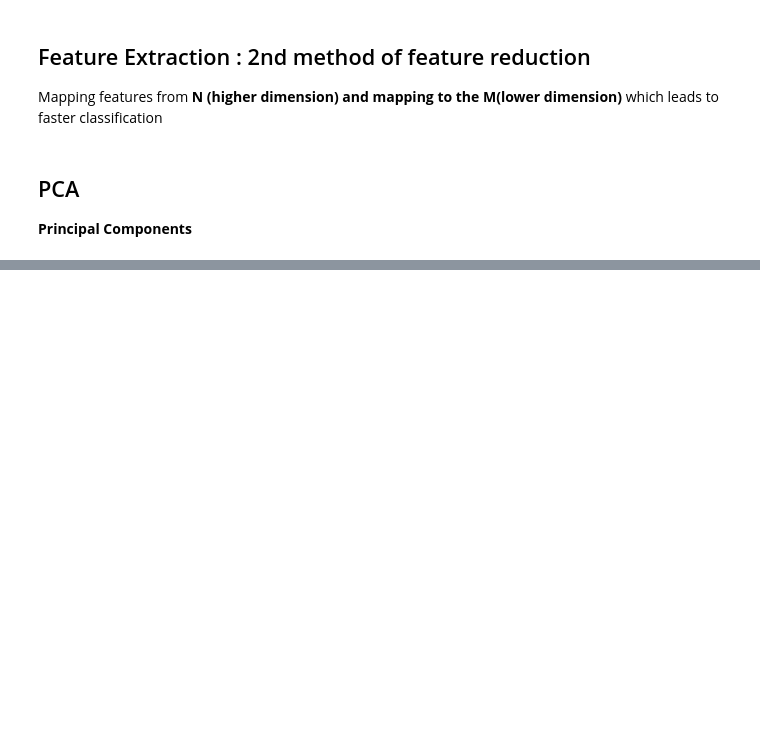
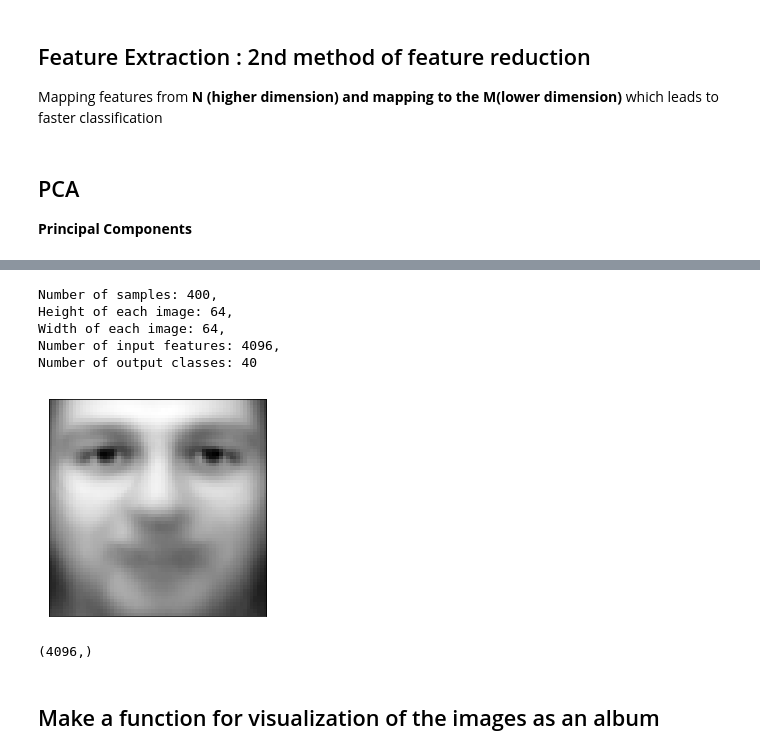
Before and after one commit to laxmankishore/ML-Algorithms, a Jupyter notebook: K Nearest Neighbour.ipynb, the cells around one changed output, grey strips where cells are left out. Cells and saved outputs as stored; diff of their text form; code cells hidden in the pictures; blank space fills up the shorter version.

```diff
--- a/K Nearest Neighbour.ipynb
+++ b/K Nearest Neighbour.ipynb
@@ -146,0 +291,2 @@ Mapping features from **N (higher dimension) and mapping to the M(lower dimensio
+# %%
+faces_data = fetch_olivetti_faces()
@@ -146,0 +295,36 @@ Mapping features from **N (higher dimension) and mapping to the M(lower dimensio
+# %%
+n_samples, height, width = faces_data.images.shape
+X = faces_data.data
+n_features = X.shape[1]
+y = faces_data.target
+n_classes = int(max(y)+1)
+
+print("Number of samples: {}, \nHeight of each image: {}, \nWidth of each image: {}, \nNumber of input features: {},\nNumber of output classes: {}\n".format(n_samples,height,
+                                        width,n_features,n_classes))
+# %% [output]
+Number of samples: 400,
+Height of each image: 64,
+Width of each image: 64,
+Number of input features: 4096,
+Number of output classes: 40
+# %%
+# Split into a training set (75%) and a test set (25%)
+
+X_train, X_test, y_train, y_test = train_test_split(
+    X, y, test_size=0.25, random_state=42)
+# %%
+mean_image = np.mean(X_train,axis=0)
+plt.figure
+plt.imshow(mean_image.reshape((64,64)), cmap=plt.cm.gray)
+plt.xticks(())
+plt.yticks(())
+plt.show()
+# %% [output]
+[figure, added]
+# %%
+mean_image.shape
+# %% [output]
+(4096,)
+# %% [markdown]
+Make a function for visualization of the images as an album
+-----------------------------------------------------------
```
Also changed, not shown: parts of 27 cells of this notebook.
